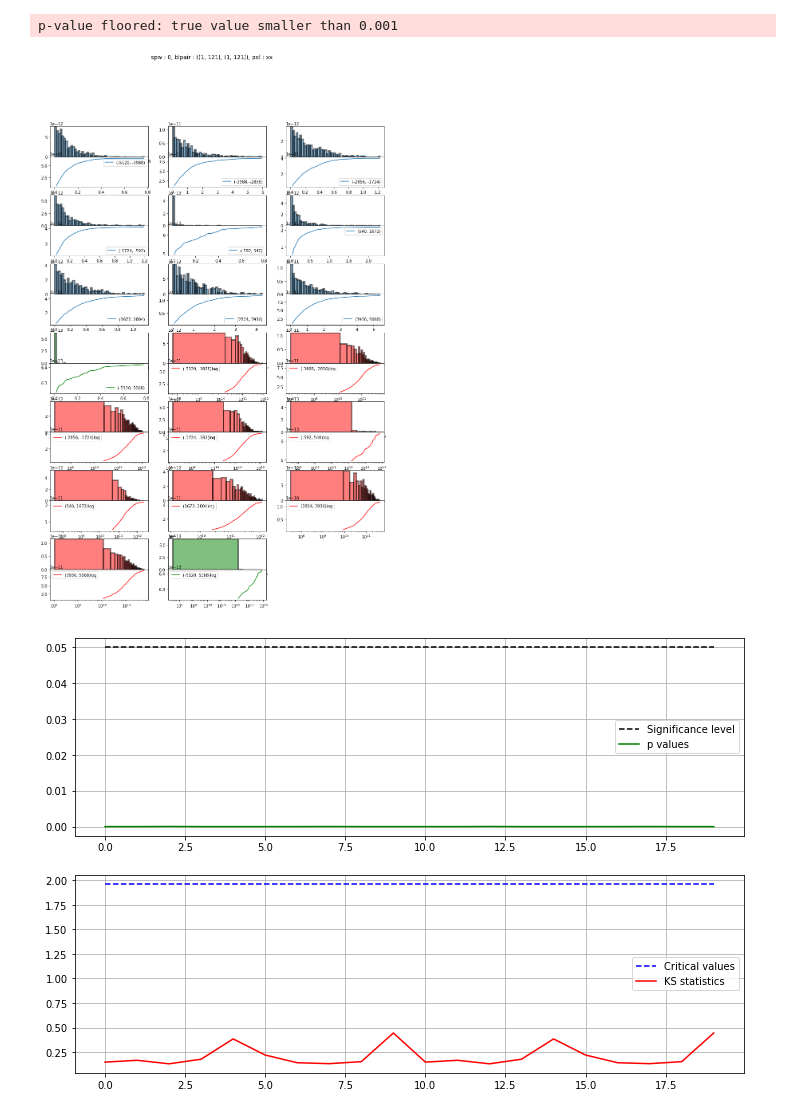
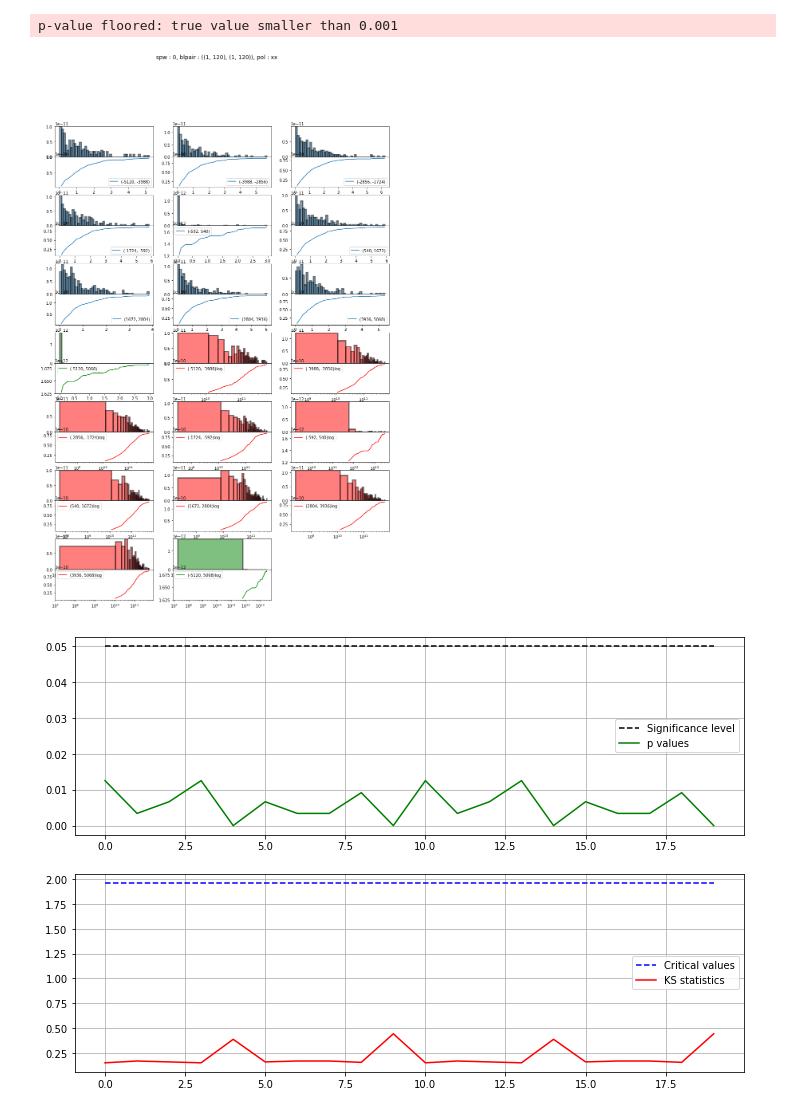
Before and after one commit to acliu/mcgill_sandbox, a Jupyter notebook: ronan/PS_histograms.ipynb, the cells around one changed output. Drawn from its saved outputs; the diff is of its cells as text; code cells hidden in the pictures.

```diff
--- a/ronan/PS_histograms.ipynb
+++ b/ronan/PS_histograms.ipynb
@@ -44,7 +53,7 @@ ds.dsets[0].vis_units = 'mK'
 ds.dsets[1].vis_units = 'mK'
 # %%
 # Specify which baselines to include
-baselines = [(1,121)]
+baselines = [(1,120)]
 baselines1, baselines2, blpairs = hp.utils.construct_blpairs(baselines, exclude_auto_bls=True,exclude_permutations=True)
 uvp = ds.pspec(baselines, baselines, (0, 1), [('xx', 'xx')], spw_ranges=[(800,1000)], input_data_weight='identity',norm='I', taper='blackman-harris', verbose=True)
 
@@ -89,6 +98,10 @@ def plot_kstest(x, data, x_delay=False, alpha=0.05):
     for i in range(len(data)):
         mu.append(norm.fit(data[i])[0])
         std.append(norm.fit(data[i])[1])
+
+    a = []
+    for i in range(len(data[i])):
+        a.append()
 
     # get cdf of each dataset
     cdf = []
@@ -147,16 +160,16 @@ def plot_kstest(x, data, x_delay=False, alpha=0.05):
 import matplotlib.gridspec as gridspec
 blpairs=uvp.get_blpairs()
 print("Choose spectral window by index. Available spw are : " + str(uvp.get_spw_ranges()))
-spw = input()
+spw = int(input())
 print("Choose baseline pair by index. Available blp are : " + str(uvp.get_blpairs()))
 blp_choice = input()
-blp =blpairs[blp_choice]
+blp =blpairs[int(blp_choice)]
 
 dlys = uvp.get_dlys(spw) * 1e9
 
 print("How many ranges of delays to split equally?")
 #print("Total delay is " + str(np.amax(dlys) + " :"))
-num_intervals = input()
+num_intervals = int(input())
 intervals = np.linspace(int(min(dlys)),int(max(dlys)),num_intervals)
 
 dlys_ranges=[]
@@ -181,9 +194,9 @@ gs.update(wspace=0.2, hspace=0.13)
 
 print("At what range of time would you like to select powers?")
 print("Minimum time : ")
-min_time = input()
+min_time = int(input())
 print("Maximum time : ")
-max_time = input()
+max_time = int(input())
 
 data_array=[]
 
@@ -274,6 +287,6 @@ Maximum time :
 p-value floored: true value smaller than 0.001
-[figure, old version]
+[figure, new version]
-[figure, old version]
+[figure, new version]
 # %%
 # Likewise, we have the option to display a histogram of power values over all delays and choose for how many times.
 option_hist = 1
```
Also changed, not shown: parts of 5 cells of this notebook, 1 other file.
